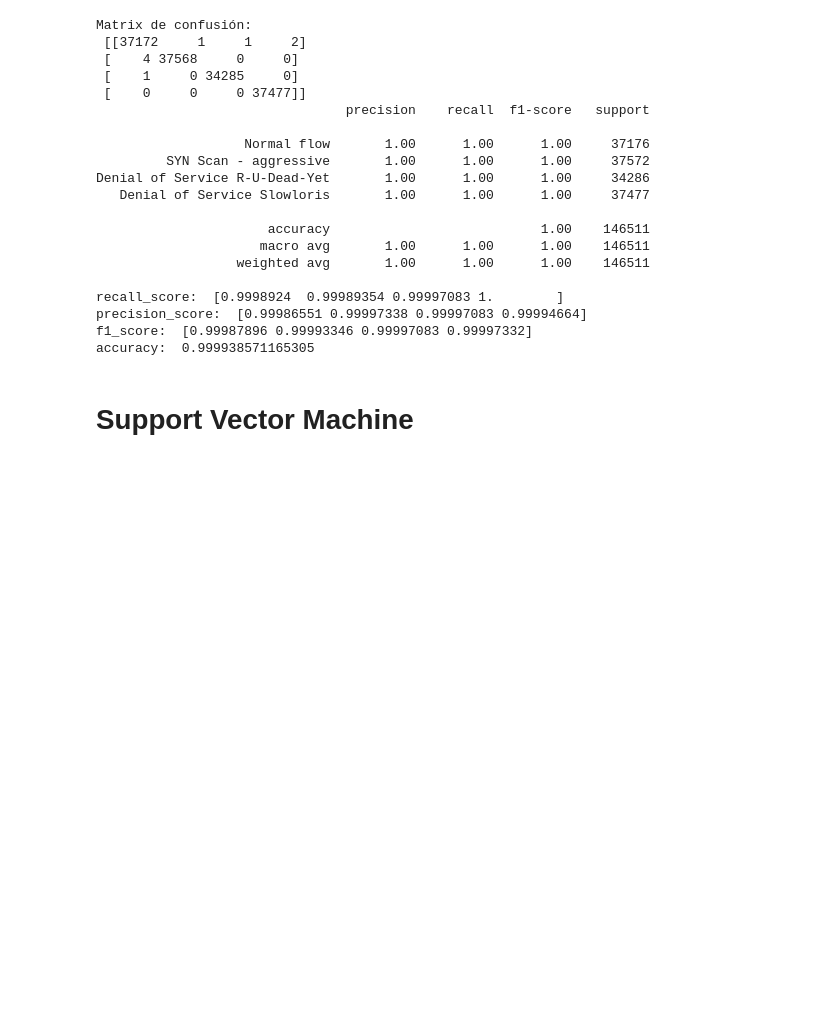
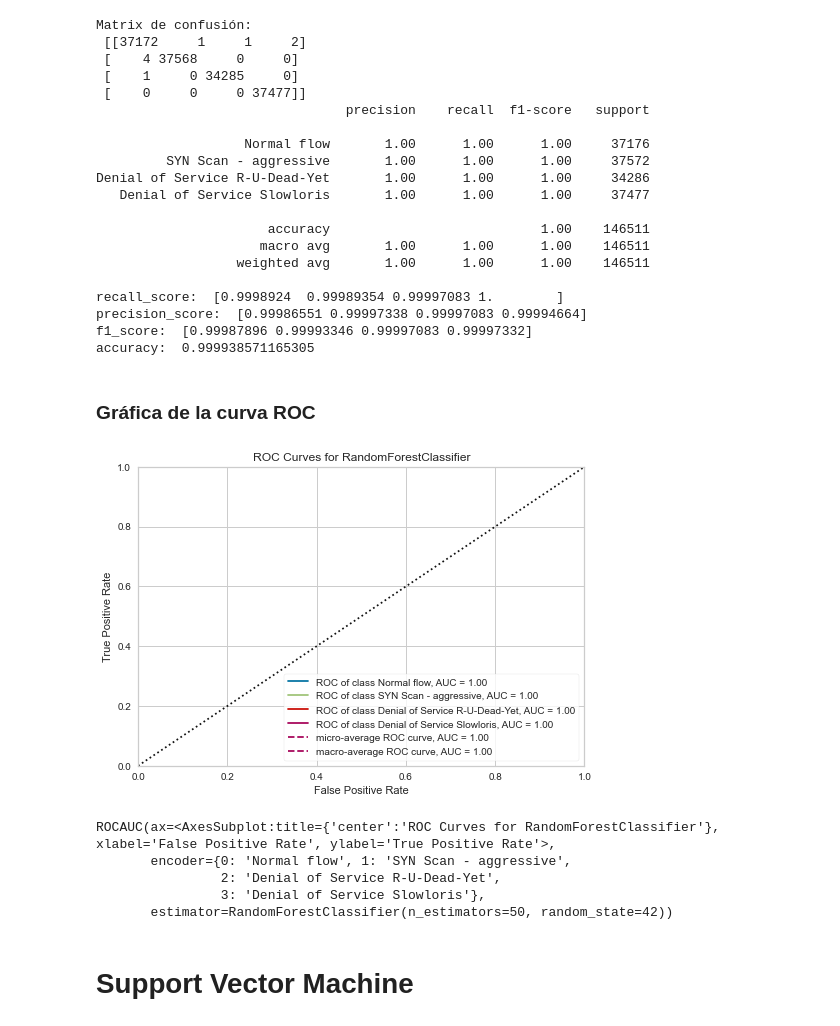
Before and after one commit to DouglasDL28/attack-detection, a Jupyter notebook: attack_detection.ipynb, the cells around one changed output. Saved outputs shown, nothing was run; the diff lists cells and outputs as text; code cells hidden in the pictures; blank space fills up the shorter version.

Commit message:
ROC curve

```diff
--- a/attack_detection.ipynb
+++ b/attack_detection.ipynb
@@ -154,6 +159,17 @@ recall_score:  [0.9998924  0.99989354 0.99997083 1.        ]
 precision_score:  [0.99986551 0.99997338 0.99997083 0.99994664]
 f1_score:  [0.99987896 0.99993346 0.99997083 0.99997332]
 accuracy:  0.999938571165305
+# %% [markdown]
+### Gráfica de la curva ROC
+# %%
+utils.plot_roc_curve(rf, X_train, y_train, X_test, y_test)
+# %% [output]
+[figure, added]
+ROCAUC(ax=<AxesSubplot:title={'center':'ROC Curves for RandomForestClassifier'}, xlabel='False Positive Rate', ylabel='True Positive Rate'>,
+       encoder={0: 'Normal flow', 1: 'SYN Scan - aggressive',
+                2: 'Denial of Service R-U-Dead-Yet',
+                3: 'Denial of Service Slowloris'},
+       estimator=RandomForestClassifier(n_estimators=50, random_state=42))
 # %% [markdown]
 # Support Vector Machine
 # %%
```
Also changed, not shown: parts of 6 cells of this notebook, 2 other files.
